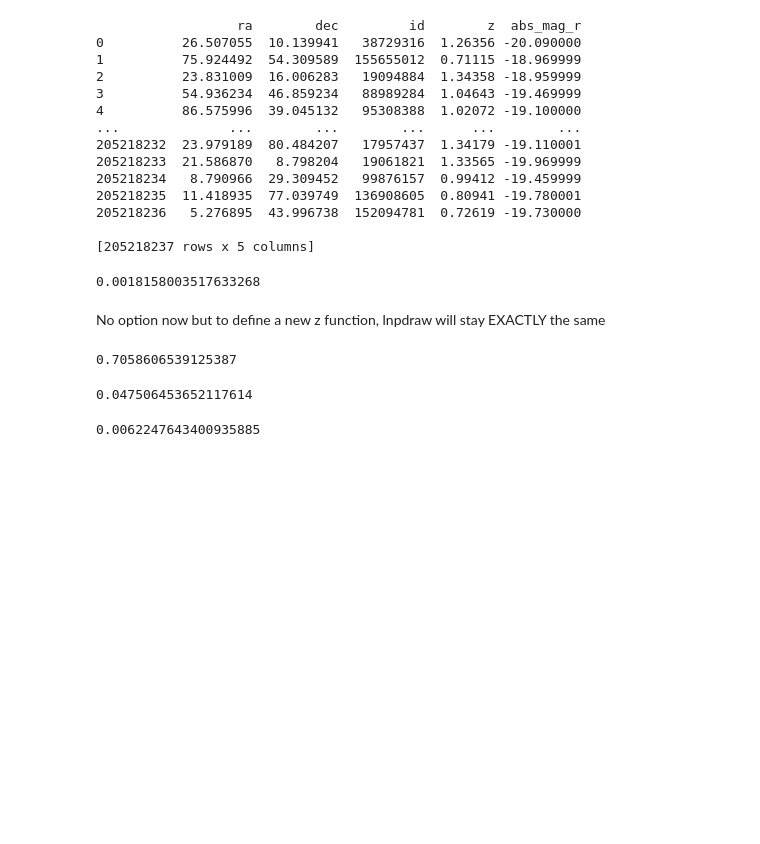
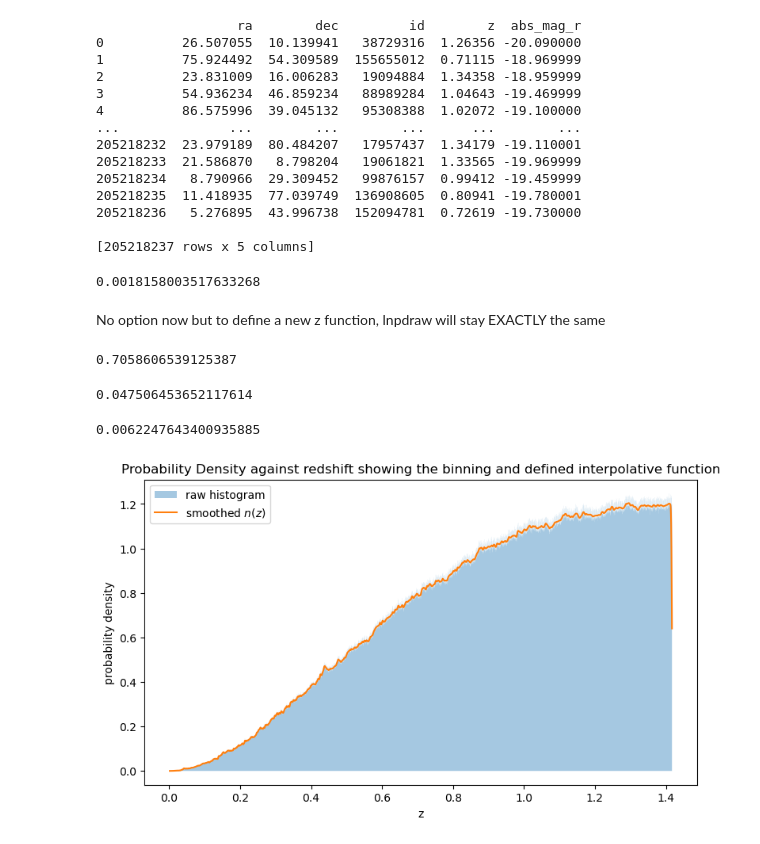
Before and after one commit to AStevens33/Cosmology-Masters-Project-, a Jupyter notebook: virtualenv.ipynb, the cells around one changed output. Saved outputs shown, nothing was run; the diff lists cells and outputs as text; code cells hidden in the pictures; blank space fills up the shorter version.

Commit message:
include visual for the binning and the smoothed function built of Gaussians

```diff
--- a/virtualenv.ipynb
+++ b/virtualenv.ipynb
@@ -143,3 +143,29 @@ pdetnew = (np.sum(weights[detected]* gaussz / pdraw[detected])) / meta['total_ge
 print(pdetnew)
 # %% [output]
 0.0062247643400935885
+# %%
+import numpy as np
+import matplotlib.pyplot as plt
+
+n_bins = 5000
+edges = np.linspace(micez.min(), micez.max(), n_bins + 1)
+counts, _ = np.histogram(micez, bins=edges)
+centres_h = 0.5 * (edges[1:] + edges[:-1])
+bin_width = edges[1] - edges[0]
+
+# histogram as a density, so it integrates to 1 like nz
+hist_density = counts / (counts.sum() * bin_width)
+
+centres, nz = smoothed_nz_hist(micez, micez.min(), micez.max(),
+                               n_bins=n_bins, sigma0=0.0007)
+
+fig, ax = plt.subplots(figsize=(9, 5))
+ax.fill_between(centres_h, hist_density, step="mid", alpha=0.4, label="Histogram of galaxies per bin")
+ax.plot(centres, nz, lw=1.5, color="C1", label="Interpolative function $n(z)$")
+ax.set_title('Probability Density against redshift showing the binning and defined interpolative function')
+ax.set_xlabel("z")
+ax.set_ylabel("probability density")
+ax.legend()
+plt.show()
+# %% [output]
+[figure, added]
```
Also changed, not shown: 1 other file.
